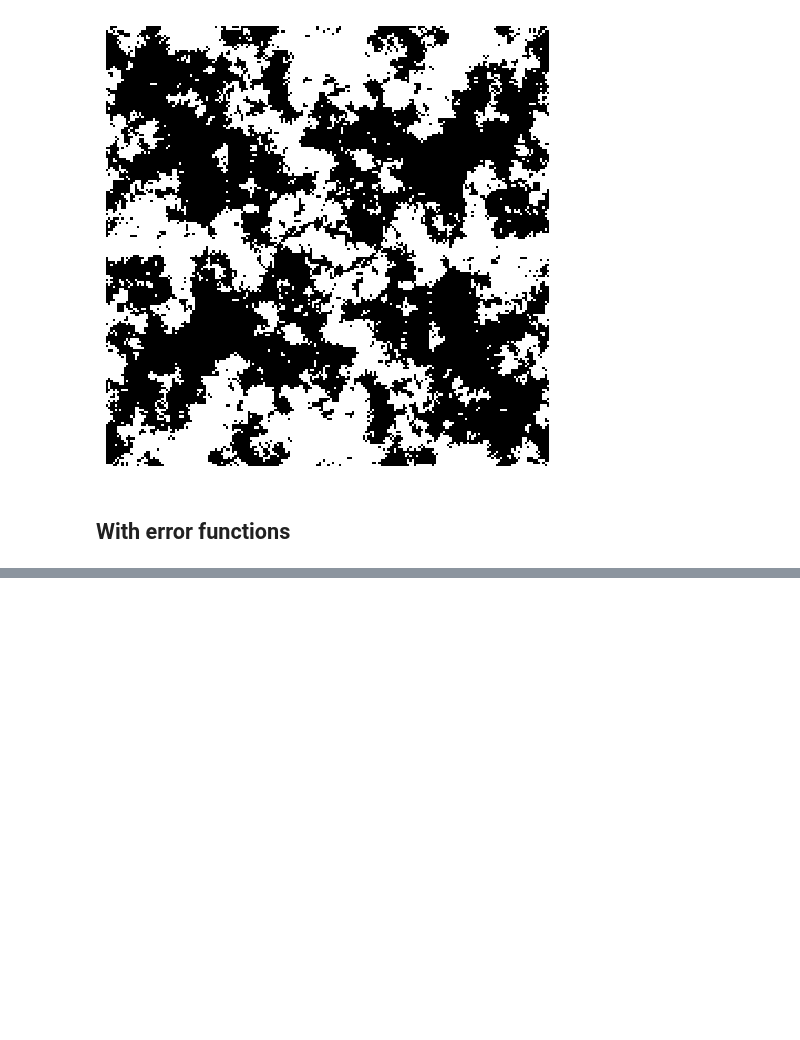
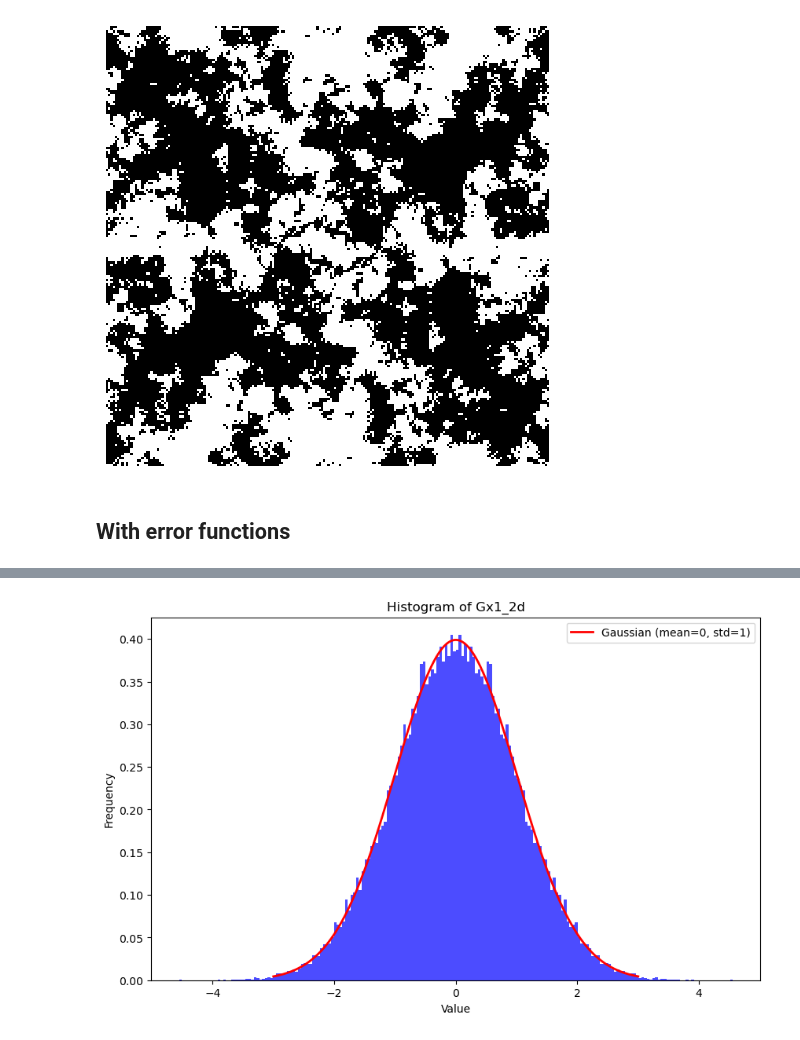
Before and after one commit to Priesemann-Group/perspective_heart_and_brain, a Jupyter notebook: notebooks/disorder_exp_correlation.ipynb, the cells around one changed output, grey strips where cells are left out. Cells and saved outputs as stored; diff of their text form; code cells hidden in the pictures; blank space fills up the shorter version.

```diff
--- a/notebooks/disorder_exp_correlation.ipynb
+++ b/notebooks/disorder_exp_correlation.ipynb
@@ -453,4 +453,22 @@ def compute_theta(p, sigma_tau=1):
         raise ValueError("p must be in the range (0,1)")
 
     return erfcinv(2 * p) * np.sqrt(2 * sigma_tau**2)
+# %%
+
+
+def separate_real_imag(arr: np.ndarray) -> tuple[np.ndarray, np.ndarray]:
+    """
+    Separates the real and imaginary parts of a complex numpy ndarray
+    without using np.real and np.imag.
+
+    Parameters:
+    arr (np.ndarray): Input complex numpy array.
+
+    Returns:
+    tuple[np.ndarray, np.ndarray]: Tuple containing real and imaginary parts as separate numpy arrays.
+    """
+    real_part = (arr + arr.conj()) / 2
+    imag_part = (arr - arr.conj()) / (2j)
+
+    return real_part, imag_part
 # %%
@@ -484,0 +554,18 @@ def correlated_disorder(L,xi, seed=1000):
+# %%
+plt.figure(figsize=(10, 6))
+#Gk_2d = Gk_2d / L  # Normalize Gk_2d to have values between -3 and 3 approximately
+plt.hist(Gx2_2d.flatten(), bins=200, color='blue', alpha=0.7, density=True)
+
+# Plot Gaussian with std of 1 and mean 0
+x = np.linspace(-3, 3, 1000)
+sigma=1
+gaussian = (1 / (sigma*np.sqrt(2 * np.pi))) * np.exp(-0.5 * x**2/sigma**2)
+plt.plot(x, gaussian, color='red', linewidth=2, label='Gaussian (mean=0, std=1)')
+
+plt.xlabel('Value')
+plt.ylabel('Frequency')
+plt.title('Histogram of Gx1_2d')
+plt.legend()
+plt.show()
+# %% [output]
+[figure, added]
```
Also changed, not shown: parts of 13 cells of this notebook, 4 other files.
